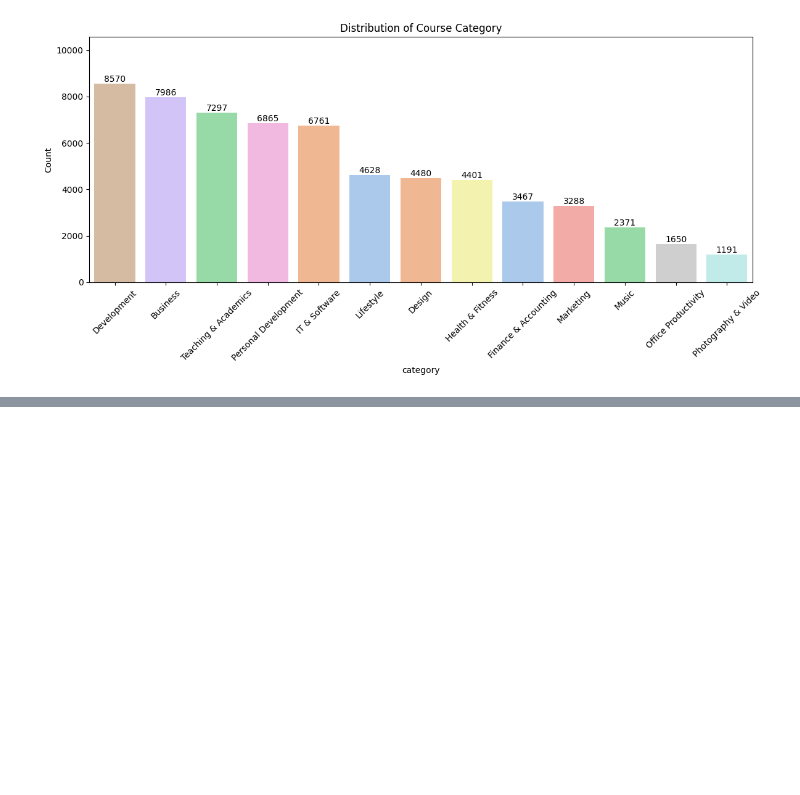
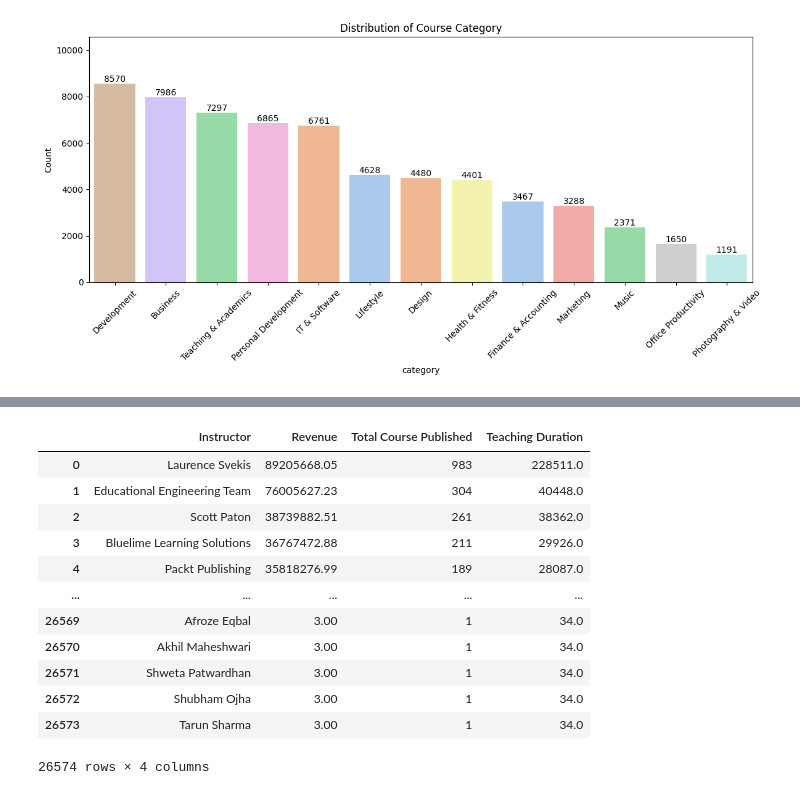
Before and after one commit to MuhammadRhakan/final-project, a Jupyter notebook: Course_Recommendation.ipynb, the cells around one changed output, grey strips where cells are left out. Saved outputs shown, nothing was run; the diff lists cells and outputs as text; code cells hidden in the pictures; blank space fills up the shorter version.

```diff
--- a/Course_Recommendation.ipynb
+++ b/Course_Recommendation.ipynb
@@ -619,19 +676,34 @@ Topics with more than 500 use
 # %%
 def revenue_check(data):
   data = data.copy()
   data.loc[:,'revenue'] = data['price'] * data['num_subscribers']
   data.sort_values(by='revenue', ascending=False, inplace=True)
 
   leaderboard = data.groupby('instructor_name')['revenue'].sum().sort_values(ascending=False)
+
 
   summary = pd.DataFrame({
       'Instructor': leaderboard.index,
       'Revenue': leaderboard.values,
       'Total Course Published': data['instructor_name'].value_counts().sort_values(ascending=False).values,
       'Teaching Duration': data.groupby('instructor_name')['content_length_min'].sum().sort_values(ascending=False).values
   })
 
 
   return summary
 
-revenue_check(course_dropna)
+revenue_check(course_trim_outliers)
+# %% [output]
+|  | Instructor | Revenue | Total Course Published | Teaching Duration |
+| 0 | Laurence Svekis | 89205668.05 | 983 | 228511.0 |
+| 1 | Educational Engineering Team | 76005627.23 | 304 | 40448.0 |
+| 2 | Scott Paton | 38739882.51 | 261 | 38362.0 |
+| 3 | Bluelime Learning Solutions | 36767472.88 | 211 | 29926.0 |
+| 4 | Packt Publishing | 35818276.99 | 189 | 28087.0 |
+| ... | ... | ... | ... | ... |
+| 26569 | Afroze Eqbal | 3.00 | 1 | 34.0 |
+| 26570 | Akhil Maheshwari | 3.00 | 1 | 34.0 |
+| 26571 | Shweta Patwardhan | 3.00 | 1 | 34.0 |
+| 26572 | Shubham Ojha | 3.00 | 1 | 34.0 |
+| 26573 | Tarun Sharma | 3.00 | 1 | 34.0 |
+26574 rows × 4 columns
```
Also changed, not shown: parts of 21 cells of this notebook.
